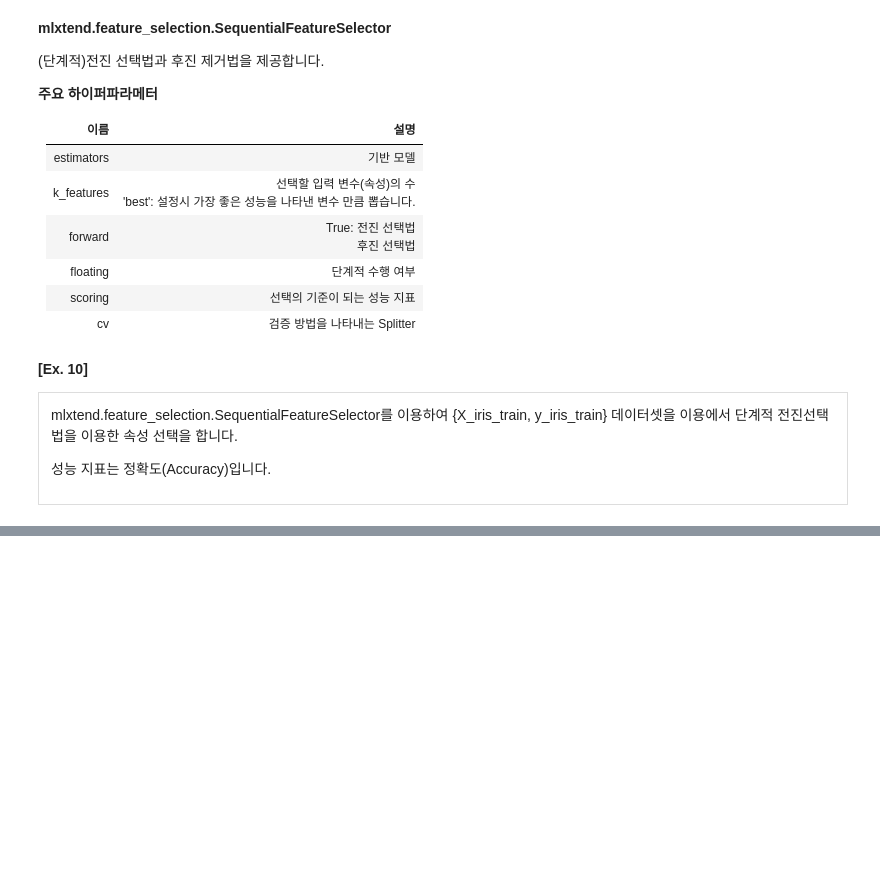
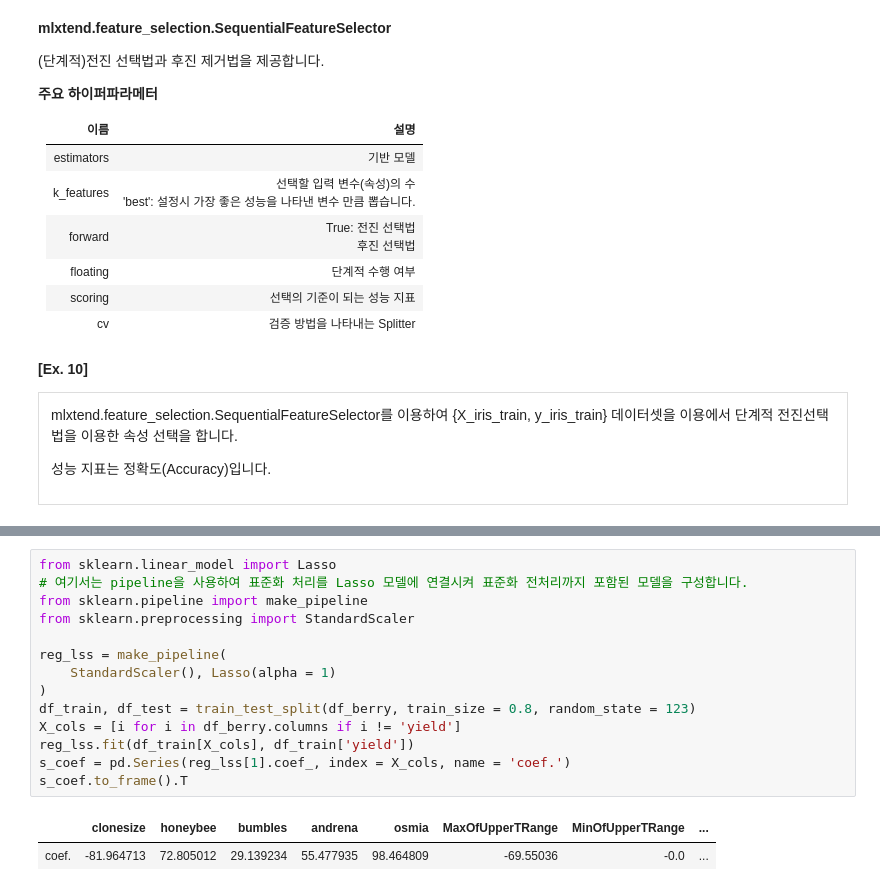
Before and after one commit to sunkusun9/DS_Lv3_elearning, a Jupyter notebook: 3-2. 일반화(Generalization).ipynb, the cells around one changed output, grey strips where cells are left out. Drawn from its saved outputs; the diff is of its cells as text; blank space fills up the shorter version.

```diff
--- a/3-2. 일반화(Generalization).ipynb
+++ b/3-2. 일반화(Generalization).ipynb
@@ -942,0 +973,17 @@ subsets[-1], scores[-1]
+# %%
+from sklearn.linear_model import Lasso
+# 여기서는 pipeline을 사용하여 표준화 처리를 Lasso 모델에 연결시켜 표준화 전처리까지 포함된 모델을 구성합니다.
+from sklearn.pipeline import make_pipeline
+from sklearn.preprocessing import StandardScaler
+
+reg_lss = make_pipeline(
+    StandardScaler(), Lasso(alpha = 1)
+)
+df_train, df_test = train_test_split(df_berry, train_size = 0.8, random_state = 123)
+X_cols = [i for i in df_berry.columns if i != 'yield']
+reg_lss.fit(df_train[X_cols], df_train['yield'])
+s_coef = pd.Series(reg_lss[1].coef_, index = X_cols, name = 'coef.')
+s_coef.to_frame().T
+# %% [output]
+|  | clonesize | honeybee | bumbles | andrena | osmia | MaxOfUpperTRange | MinOfUpperTRange | ... |
+| coef. | -81.964713 | 72.805012 | 29.139234 | 55.477935 | 98.464809 | -69.55036 | -0.0 | ... |
```
Also changed, not shown: parts of 16 cells of this notebook.
